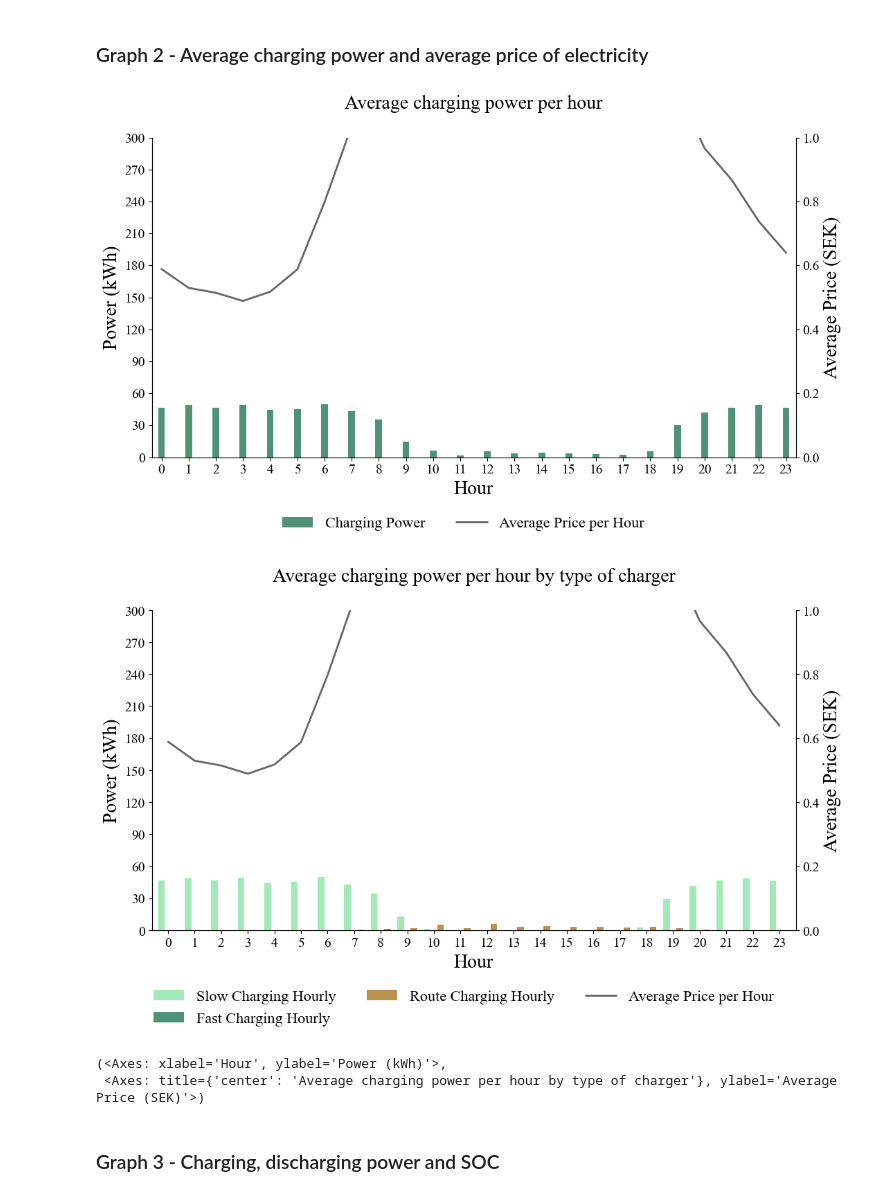
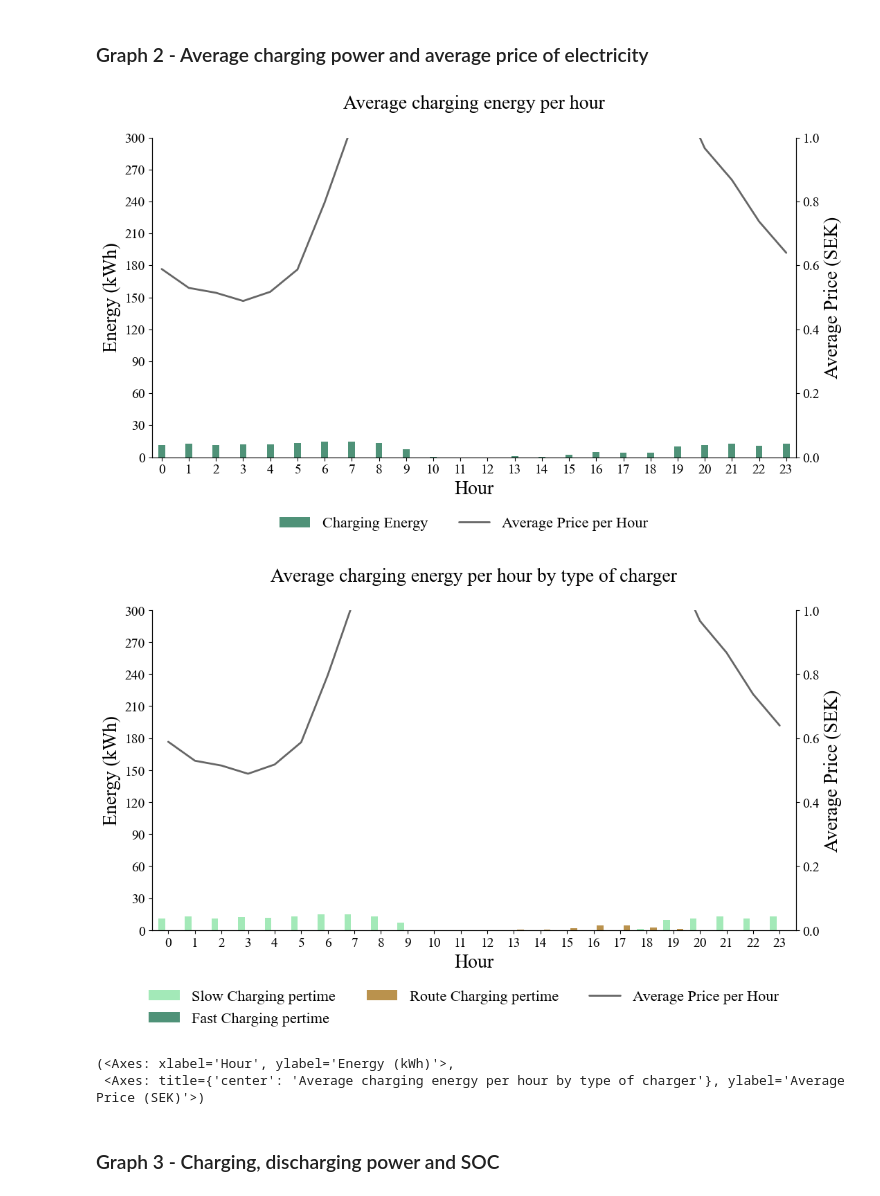
Before and after one commit to mcarolinagilr/eFleetPlan, a Jupyter notebook: notebooks/Module 2. Co-optimisation.ipynb, the cells around one changed output. Saved outputs shown, nothing was run; the diff lists cells and outputs as text; code cells hidden in the pictures.

```diff
--- a/notebooks/Module 2. Co-optimisation.ipynb
+++ b/notebooks/Module 2. Co-optimisation.ipynb
@@ -187,22 +189,22 @@ graph1 = graph_number_of_chargers_by_schedules(folder_path, files_hourly_max)
 # %%
 # Set the path to your folder
 file_pattern_mean = os.path.join(project_root, 'data', 'Output', f'{schedule_name}', 'Results', '*_avg_variable_per_hour.csv')
 # Use glob to find the actual file
 
 matched_files = glob(file_pattern_mean)
 if not matched_files:
     raise FileNotFoundError(f"No file matches the pattern: {file_pattern_mean}")
 file_path = matched_files[0]
 folder_path = os.path.join(project_root, 'data', 'Output', f'{schedule_name}', 'Results')
 
-graph_chargingpower(file_path, folder_path)
+graph_chargingenergy(file_path, folder_path)
 
-graph_powerbytype(file_path, folder_path)
+graph_energybytype(file_path, folder_path)
 # %% [output]
-[figure, old version]
+[figure, new version]
-[figure, old version]
+[figure, new version]
-(<Axes: xlabel='Hour', ylabel='Power (kWh)'>,
- <Axes: title={'center': 'Average charging power per hour by type of charger'}, ylabel='Average Price (SEK)'>)
+(<Axes: xlabel='Hour', ylabel='Energy (kWh)'>,
+ <Axes: title={'center': 'Average charging energy per hour by type of charger'}, ylabel='Average Price (SEK)'>)
 # %% [markdown]
 ### Graph 3 - Charging, discharging power and SOC
 # %%
```
Also changed, not shown: parts of 6 cells of this notebook, 4 other files.
